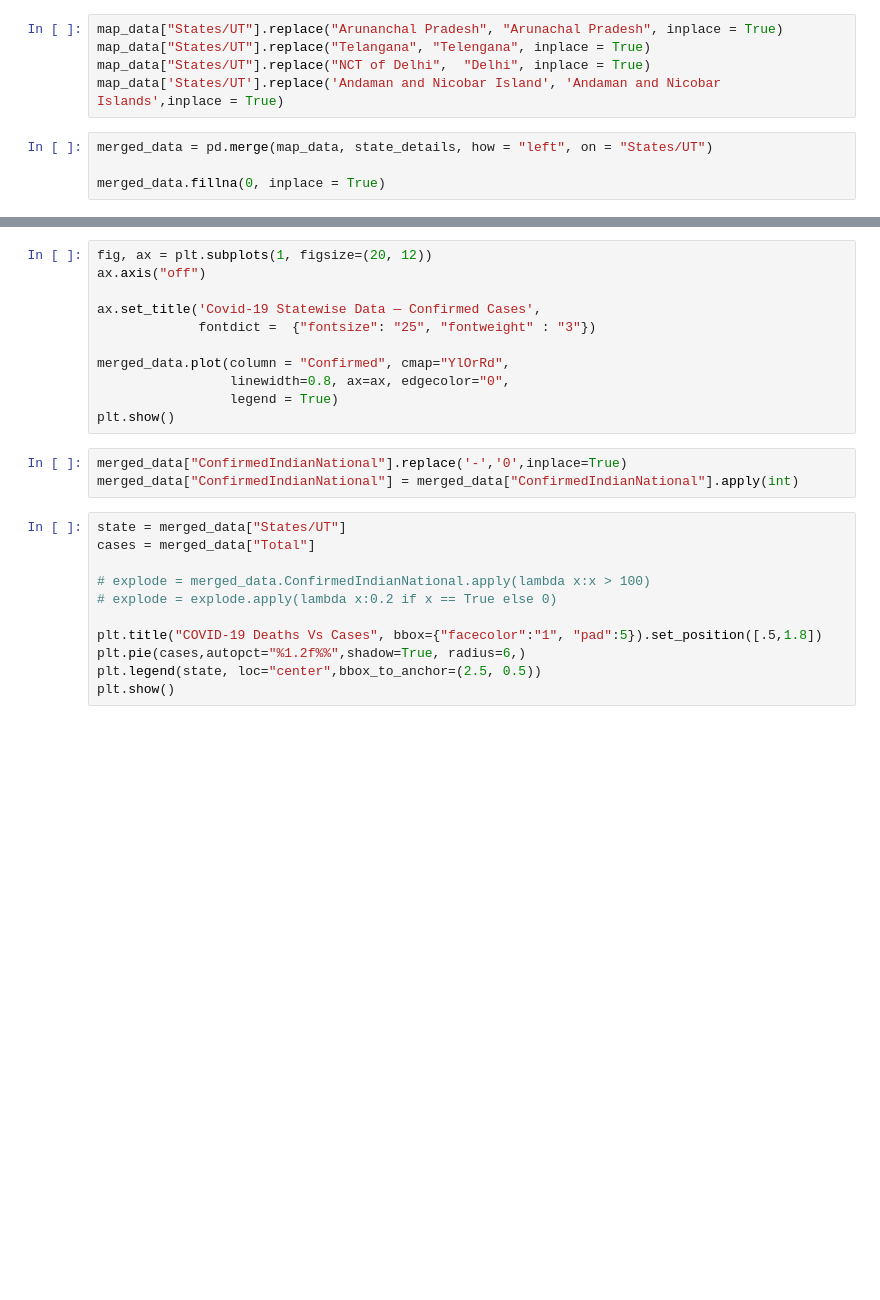
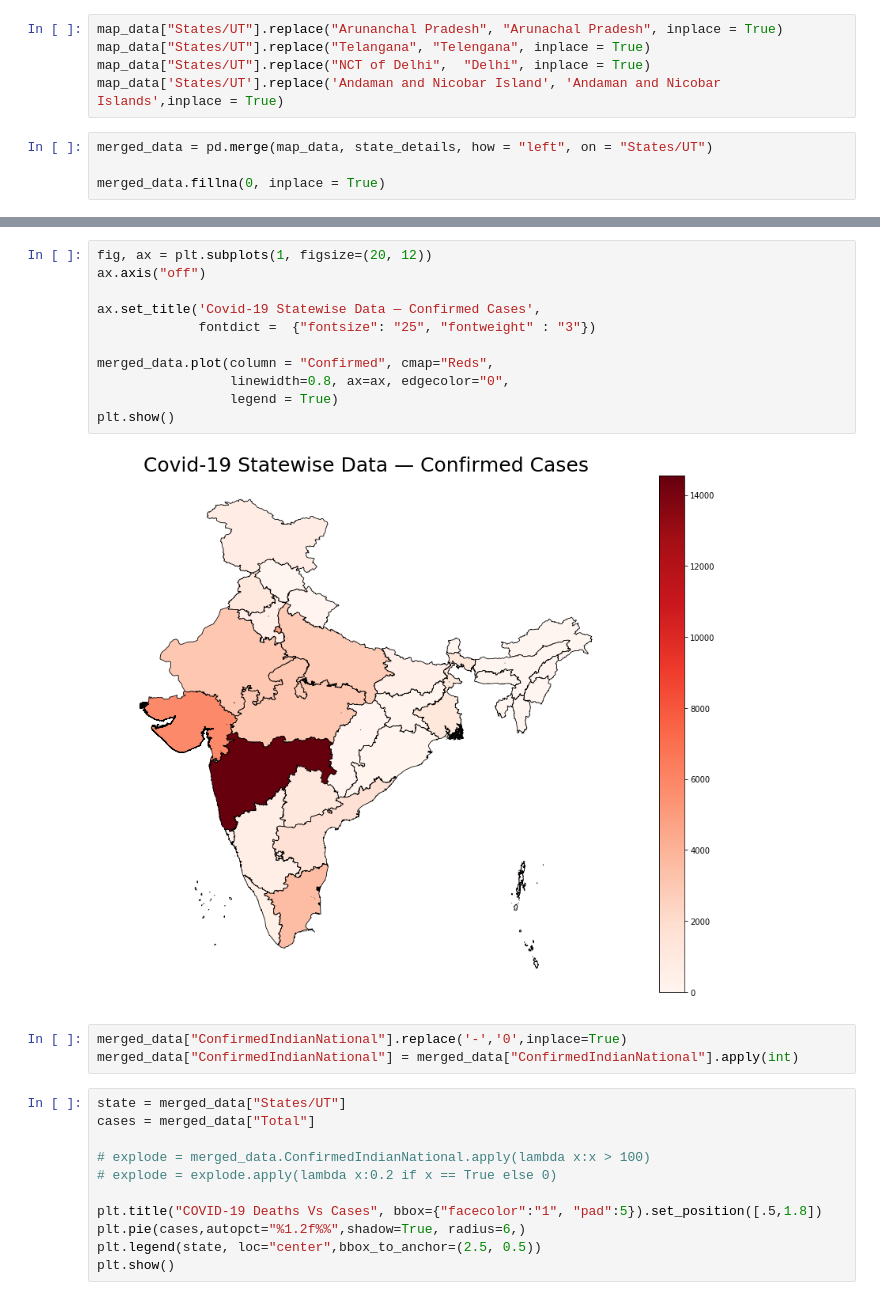
Before and after one commit to RohithYogi/Geographic-COVID19-Analysis, a Jupyter notebook: Analysis_V3.ipynb, the cells around one changed output, grey strips where cells are left out. Saved outputs shown, nothing was run; the diff lists cells and outputs as text; blank space fills up the shorter version.

Commit message:
new data added

```diff
--- a/Analysis_V3.ipynb
+++ b/Analysis_V3.ipynb
@@ -78,14 +127,16 @@ merged_data.fillna(0, inplace = True)
 # %%
 fig, ax = plt.subplots(1, figsize=(20, 12))
 ax.axis("off")
 
 ax.set_title('Covid-19 Statewise Data — Confirmed Cases',
              fontdict =  {"fontsize": "25", "fontweight" : "3"})
 
-merged_data.plot(column = "Confirmed", cmap="YlOrRd",
+merged_data.plot(column = "Confirmed", cmap="Reds",
                  linewidth=0.8, ax=ax, edgecolor="0",
                  legend = True)
 plt.show()
+# %% [output]
+[figure, added]
 # %%
 merged_data["ConfirmedIndianNational"].replace('-','0',inplace=True)
 merged_data["ConfirmedIndianNational"] = merged_data["ConfirmedIndianNational"].apply(int)
```
Also changed, not shown: parts of 7 cells of this notebook, 6 other files.
